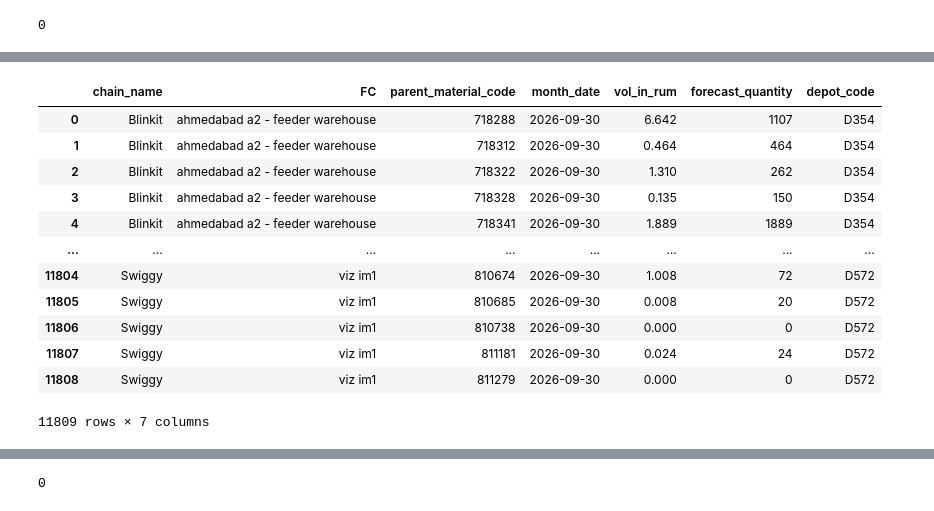
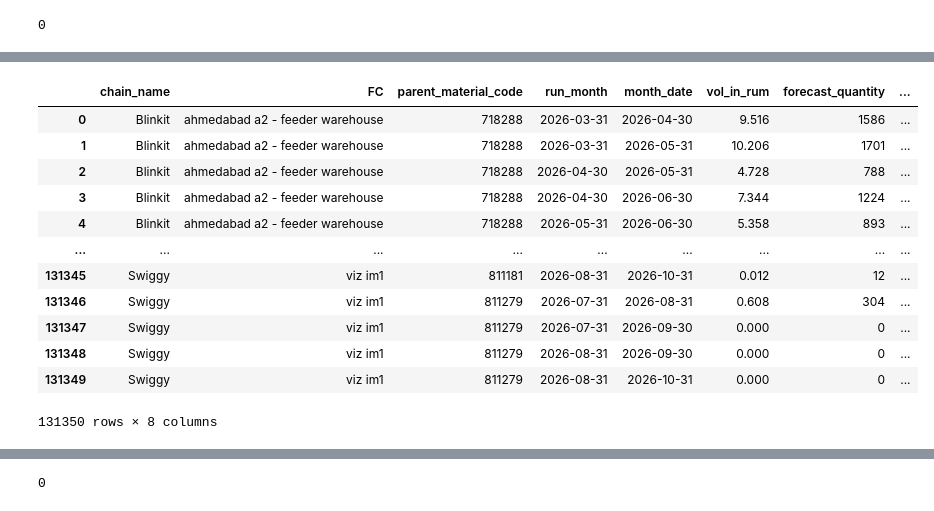
Before and after one commit to DSAmanSingh/collate_results_2, a Jupyter notebook: chain_forecast.ipynb, the cells around one changed output, grey strips where cells are left out. Drawn from its saved outputs; the diff is of its cells as text; code cells hidden in the pictures.

```diff
--- a/chain_forecast.ipynb
+++ b/chain_forecast.ipynb
@@ -294,4 +668,4 @@ df_chk[(df_chk['chain_name'] == 'Swiggy')]#['forecast_quantity'].sum()
 # %%
-df_chk = df_chk.dropna(subset = ['PSKU'])
-df_chk.duplicated(subset=['chain_name','facility_name','PSKU','date'], keep=False).sum()
+#df_chk = df_chk.dropna(subset = ['PSKU'])
+df_chk.duplicated(subset=['chain_name','facility_name','PSKU','run_month','date'], keep=False).sum()
 # %% [output]
@@ -322,7 +694,7 @@ df_chk['vol_in_rum'] = df_chk.apply(
     axis=1
 )
 
-df_chk = df_chk.groupby(['chain_name','facility_name', 'PSKU','month_date'])[['vol_in_rum','forecast_quantity']].sum().reset_index()
+df_chk = df_chk.groupby(['chain_name','facility_name', 'PSKU','run_month','month_date'])[['vol_in_rum','forecast_quantity']].sum().reset_index()
 df_chk['PSKU'] = df_chk['PSKU'].astype(int)
 df_chk.rename(columns = {'PSKU':'parent_material_code'}, inplace = True)
 df_chk
@@ -407,0 +766,11 @@ facility_to_city_mappings_df = facility_to_city_mappings_df[['chain_name','FC','
+# %%
+facility_to_city_mappings_df = pd.read_excel(
+    r'/data/aman_singh/acuuracy_check/City Mappings QCOM.xlsb',
+    'fc_depot_mappings'
+)
+# %%
+facility_to_city_mappings_df.rename(columns = {'Facility Name':'FC', 'Marico Depot':'depot_code'}, inplace = True)
+facility_to_city_mappings_df['FC'] = facility_to_city_mappings_df['FC'].astype(str)
+facility_to_city_mappings_df['FC'] = facility_to_city_mappings_df['FC'].str.replace('\xa0', ' ', regex=True)
+facility_to_city_mappings_df['FC'] = facility_to_city_mappings_df['FC'].str.lower()
+facility_to_city_mappings_df
@@ -436,20 +848,20 @@ xy = df_chk.copy()
 # %%
-df_chk = df_chk.merge(facility_to_city_mappings_df, on = ['chain_name','FC'], how = 'left')
+df_chk = df_chk.merge(facility_to_city_mappings_df, on = ['FC'], how = 'left')
 df_chk#.isnull().sum()
 # %% [output]
-|  | chain_name | FC | parent_material_code | month_date | vol_in_rum | forecast_quantity | depot_code |
-| 0 | Blinkit | ahmedabad a2 - feeder warehouse | 718288 | 2026-09-30 | 6.642 | 1107 | D354 |
-| 1 | Blinkit | ahmedabad a2 - feeder warehouse | 718312 | 2026-09-30 | 0.464 | 464 | D354 |
-| 2 | Blinkit | ahmedabad a2 - feeder warehouse | 718322 | 2026-09-30 | 1.310 | 262 | D354 |
-| 3 | Blinkit | ahmedabad a2 - feeder warehouse | 718328 | 2026-09-30 | 0.135 | 150 | D354 |
-| 4 | Blinkit | ahmedabad a2 - feeder warehouse | 718341 | 2026-09-30 | 1.889 | 1889 | D354 |
-| ... | ... | ... | ... | ... | ... | ... | ... |
-| 11804 | Swiggy | viz im1 | 810674 | 2026-09-30 | 1.008 | 72 | D572 |
-| 11805 | Swiggy | viz im1 | 810685 | 2026-09-30 | 0.008 | 20 | D572 |
-| 11806 | Swiggy | viz im1 | 810738 | 2026-09-30 | 0.000 | 0 | D572 |
-| 11807 | Swiggy | viz im1 | 811181 | 2026-09-30 | 0.024 | 24 | D572 |
-| 11808 | Swiggy | viz im1 | 811279 | 2026-09-30 | 0.000 | 0 | D572 |
+|  | chain_name | FC | parent_material_code | run_month | month_date | vol_in_rum | forecast_quantity | ... |
+| 0 | Blinkit | ahmedabad a2 - feeder warehouse | 718288 | 2026-03-31 | 2026-04-30 | 9.516 | 1586 | ... |
+| 1 | Blinkit | ahmedabad a2 - feeder warehouse | 718288 | 2026-03-31 | 2026-05-31 | 10.206 | 1701 | ... |
+| 2 | Blinkit | ahmedabad a2 - feeder warehouse | 718288 | 2026-04-30 | 2026-05-31 | 4.728 | 788 | ... |
+| 3 | Blinkit | ahmedabad a2 - feeder warehouse | 718288 | 2026-04-30 | 2026-06-30 | 7.344 | 1224 | ... |
+| 4 | Blinkit | ahmedabad a2 - feeder warehouse | 718288 | 2026-05-31 | 2026-06-30 | 5.358 | 893 | ... |
+| ... | ... | ... | ... | ... | ... | ... | ... | ... |
+| 131345 | Swiggy | viz im1 | 811181 | 2026-08-31 | 2026-10-31 | 0.012 | 12 | ... |
+| 131346 | Swiggy | viz im1 | 811279 | 2026-07-31 | 2026-08-31 | 0.608 | 304 | ... |
+| 131347 | Swiggy | viz im1 | 811279 | 2026-07-31 | 2026-09-30 | 0.000 | 0 | ... |
+| 131348 | Swiggy | viz im1 | 811279 | 2026-08-31 | 2026-09-30 | 0.000 | 0 | ... |
+| 131349 | Swiggy | viz im1 | 811279 | 2026-08-31 | 2026-10-31 | 0.000 | 0 | ... |
-11809 rows × 7 columns
+131350 rows × 8 columns
 # %%
 df_chk[df_chk['depot_code'].isna()][['FC','chain_name']].drop_duplicates()#['vol_in_rum'].sum()/df_chk['vol_in_rum'].sum()
 # %% [output]
```
Also changed, not shown: parts of 154 cells of this notebook, 8 other files.
